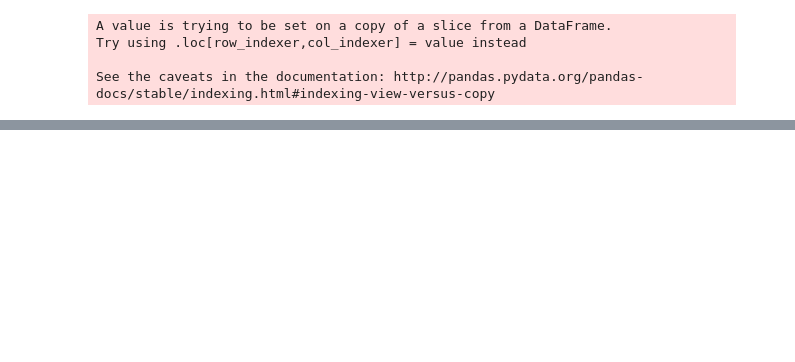
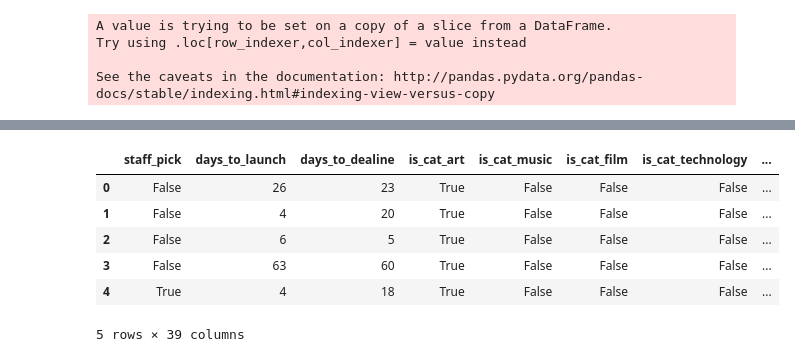
Before and after one commit to ajaymota/Kickstarter_intro_ds, a Jupyter notebook: Neural Network (Experiment).ipynb, the cells around one changed output, grey strips where cells are left out. Drawn from its saved outputs; the diff is of its cells as text; code cells hidden in the pictures; blank space fills up the shorter version.

Commit message:
cleaning test set file created

```diff
--- a/Neural Network (Experiment).ipynb
+++ b/Neural Network (Experiment).ipynb
@@ -209,3 +210,40 @@ plt.show()
 # %% [output]
 [interactive output not drawn]
 [interactive output not drawn]
+# %%
+df = pd.read_csv("KS_test_data_prefinal.csv")
+# %%
+df['blurb'].fillna(" ", inplace=True)
+
+for index, value in df['blurb'].items():
+
+    s = "".join([ c if c.isalpha() else " " for c in value ])
+    s = s.lower()
+    word_tokens = word_tokenize(s)
+    filtered_sentence = []
+
+    for w in word_tokens:
+        if w not in stop_words:
+            filtered_sentence.append(stemmer.stem(w))
+
+    s = ' '.join(filtered_sentence)
+
+    df.at[index, 'clean_blurb'] = s
+
+df = df.drop(['blurb'], axis=1)
+# %%
+counts = vectorizer.transform(df.clean_blurb.values)
+predictions = classifierNB.predict_proba(counts)
+
+df['blurb_bayes'] = predictions.T[1]
+df = df.drop(['clean_blurb'], axis=1)
+# %%
+df.head(5)
+# %% [output]
+|  | staff_pick | days_to_launch | days_to_dealine | is_cat_art | is_cat_music | is_cat_film | is_cat_technology | ... |
+| 0 | False | 26 | 23 | True | False | False | False | ... |
+| 1 | False | 4 | 20 | True | False | False | False | ... |
+| 2 | False | 6 | 5 | True | False | False | False | ... |
+| 3 | False | 63 | 60 | True | False | False | False | ... |
+| 4 | True | 4 | 18 | True | False | False | False | ... |
+5 rows × 39 columns
```
Also changed, not shown: parts of 10 cells of this notebook, 5 other files.
